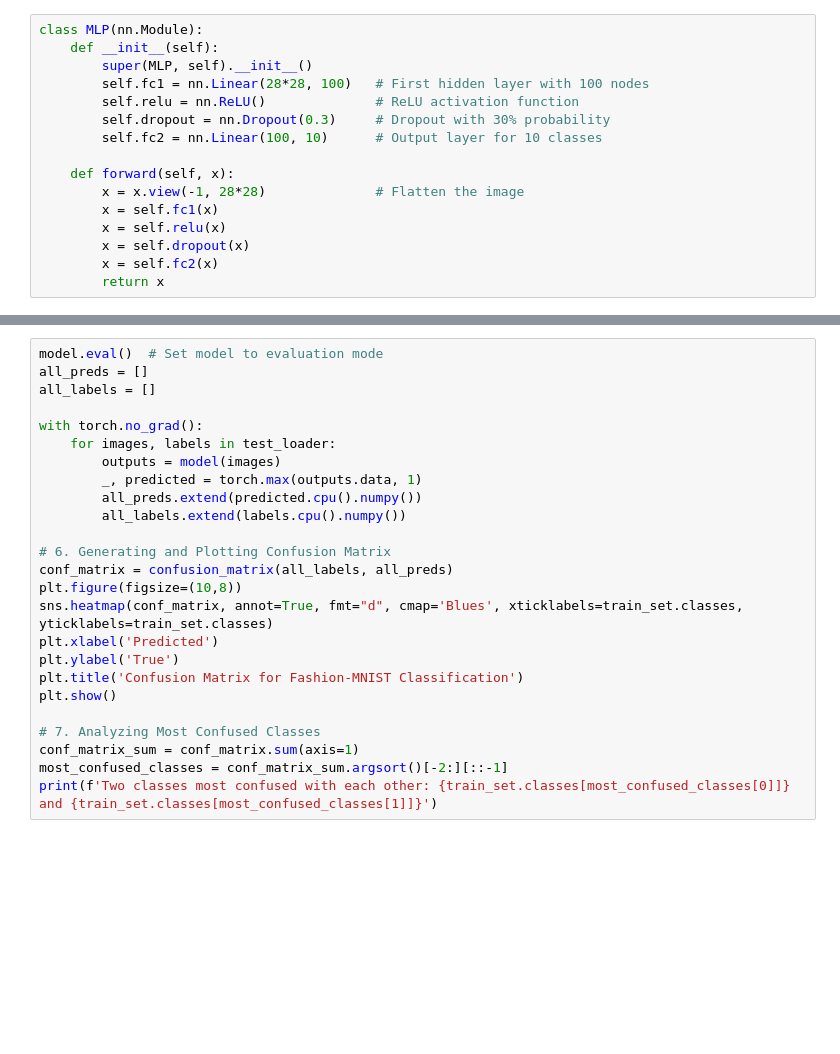
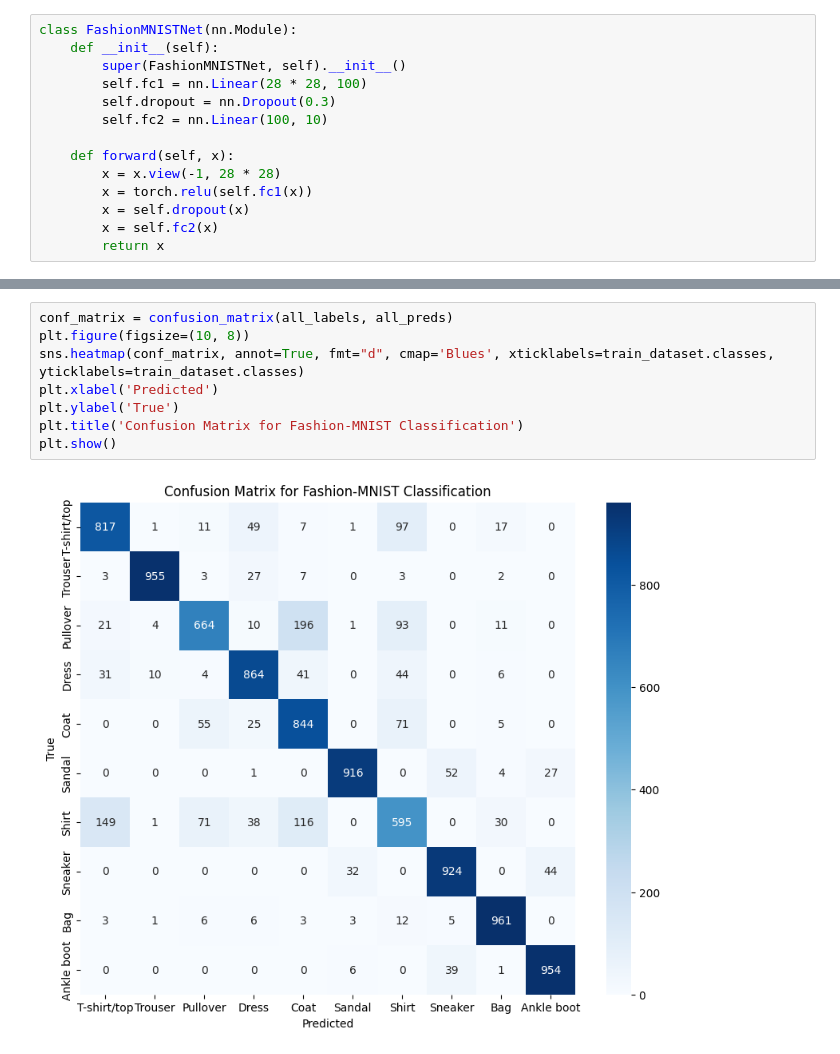
Before and after one commit to MAmin-y/Neural-Networks-and-Deep-Learning-Course-Projects-F2024, a Jupyter notebook: CA1/Q1.ipynb, the cells around one changed output, grey strips where cells are left out. Saved outputs shown, nothing was run; the diff lists cells and outputs as text; blank space fills up the shorter version.

```diff
--- a/CA1/Q1.ipynb
+++ b/CA1/Q1.ipynb
@@ -43,16 +24,14 @@ NameError: name 'gzip' is not defined
 # %%
-class MLP(nn.Module):
+class FashionMNISTNet(nn.Module):
     def __init__(self):
-        super(MLP, self).__init__()
-        self.fc1 = nn.Linear(28*28, 100)   # First hidden layer with 100 nodes
-        self.relu = nn.ReLU()              # ReLU activation function
-        self.dropout = nn.Dropout(0.3)     # Dropout with 30% probability
-        self.fc2 = nn.Linear(100, 10)      # Output layer for 10 classes
+        super(FashionMNISTNet, self).__init__()
+        self.fc1 = nn.Linear(28 * 28, 100)
+        self.dropout = nn.Dropout(0.3)
+        self.fc2 = nn.Linear(100, 10)
 
     def forward(self, x):
-        x = x.view(-1, 28*28)              # Flatten the image
-        x = self.fc1(x)
-        x = self.relu(x)
+        x = x.view(-1, 28 * 28)
+        x = torch.relu(self.fc1(x))
         x = self.dropout(x)
         x = self.fc2(x)
         return x
@@ -80,25 +150,10 @@ for epoch in range(num_epochs):
 # %%
-model.eval()  # Set model to evaluation mode
-all_preds = []
-all_labels = []
-
-with torch.no_grad():
-    for images, labels in test_loader:
-        outputs = model(images)
-        _, predicted = torch.max(outputs.data, 1)
-        all_preds.extend(predicted.cpu().numpy())
-        all_labels.extend(labels.cpu().numpy())
-
-# 6. Generating and Plotting Confusion Matrix
 conf_matrix = confusion_matrix(all_labels, all_preds)
-plt.figure(figsize=(10,8))
-sns.heatmap(conf_matrix, annot=True, fmt="d", cmap='Blues', xticklabels=train_set.classes, yticklabels=train_set.classes)
+plt.figure(figsize=(10, 8))
+sns.heatmap(conf_matrix, annot=True, fmt="d", cmap='Blues', xticklabels=train_dataset.classes, yticklabels=train_dataset.classes)
 plt.xlabel('Predicted')
 plt.ylabel('True')
 plt.title('Confusion Matrix for Fashion-MNIST Classification')
 plt.show()
-
-# 7. Analyzing Most Confused Classes
-conf_matrix_sum = conf_matrix.sum(axis=1)
-most_confused_classes = conf_matrix_sum.argsort()[-2:][::-1]
-print(f'Two classes most confused with each other: {train_set.classes[most_confused_classes[0]]} and {train_set.classes[most_confused_classes[1]]}')
+# %% [output]
+[figure, added]
```
Also changed, not shown: parts of 12 cells of this notebook.
